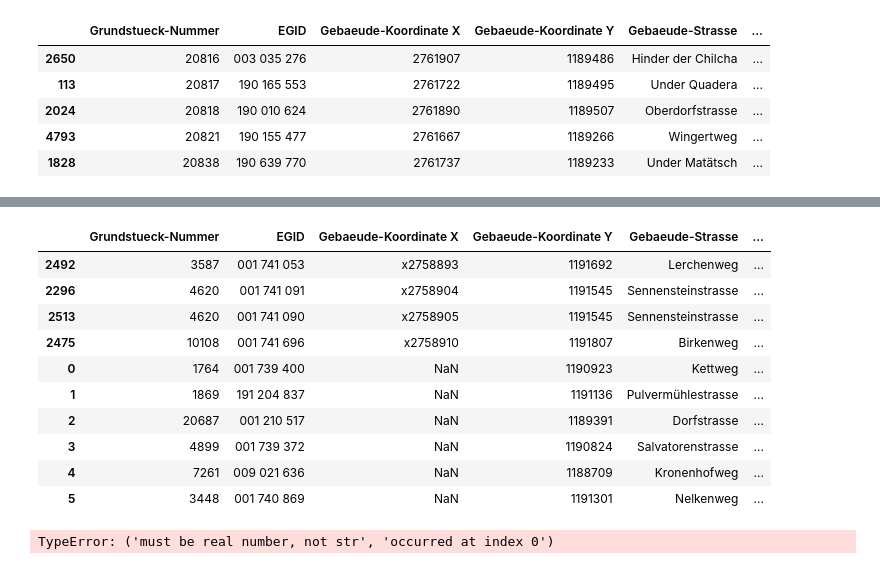
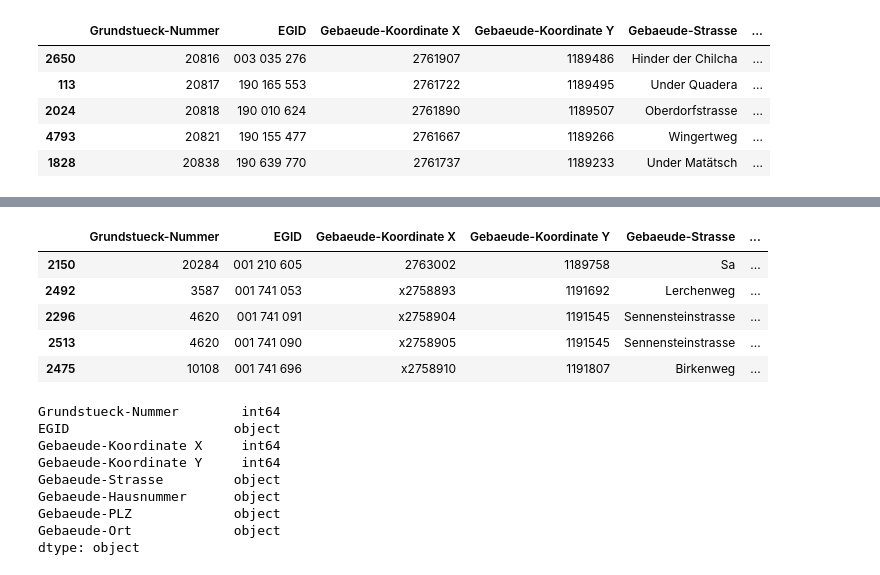
Before and after one commit to RetoFurter/MAZ-Abschlussarbeit, a Jupyter notebook: Liegenschaften Chur/003_EGID_und_Grundstückdaten_zusammen_in_DataFrame.ipynb, the cells around one changed output, grey strips where cells are left out. Cells and saved outputs as stored; diff of their text form; code cells hidden in the pictures.

```diff
--- a/Liegenschaften Chur/003_EGID_und_Grundstückdaten_zusammen_in_DataFrame.ipynb
+++ b/Liegenschaften Chur/003_EGID_und_Grundstückdaten_zusammen_in_DataFrame.ipynb
@@ -76,6 +87,7 @@ egid.pop('Gebaeude-Geschosse')
 # Zeilen mit NaN in Grundstueck-Nummer löschen
 egid = egid.dropna(axis=0, subset=['Grundstueck-Nummer'])
 
+egid = egid.fillna('')
 
 
 # Grundstueck-Nummer = in int ändern
@@ -83,12 +95,6 @@ egid = egid.dropna(axis=0, subset=['Grundstueck-Nummer'])
 egid['Grundstueck-Nummer'] = egid['Grundstueck-Nummer'].astype(int)
 egid['Gebaeude-PLZ'] = egid['Gebaeude-PLZ'].astype(int)
 egid['Gebaeude-PLZ'] = egid['Gebaeude-PLZ'].astype(str)
-
-
-
-
-# Reihenfolge der Spalten ändern
-#gis = gis[['Grundstueck-Nummer', 'Grundstueck-Typ', 'Grundstueck-Flaeche', 'Eigentumsart', 'Name', 'Vorname', 'Adresse', 'PLZ', 'Ort', 'Datum der Abfrage']]
 # %%
 # Sortieren nach Grundstück-Nummer
 egid.sort_values("Grundstueck-Nummer").tail(5)
@@ -123,27 +108,42 @@ egid.sort_values('Gebaeude-Koordinate X').tail(10)
 # %%
-egid.sort_values('Gebaeude-Koordinate X').head(10)
+egid.sort_values("Gebaeude-Koordinate X").tail(5)
 # %% [output]
 |  | Grundstueck-Nummer | EGID | Gebaeude-Koordinate X | Gebaeude-Koordinate Y | Gebaeude-Strasse | ... |
+| 2150 | 20284 | 001 210 605 | 2763002 | 1189758 | Sa | ... |
 | 2492 | 3587 | 001 741 053 | x2758893 | 1191692 | Lerchenweg | ... |
 | 2296 | 4620 | 001 741 091 | x2758904 | 1191545 | Sennensteinstrasse | ... |
 | 2513 | 4620 | 001 741 090 | x2758905 | 1191545 | Sennensteinstrasse | ... |
 | 2475 | 10108 | 001 741 696 | x2758910 | 1191807 | Birkenweg | ... |
-| 0 | 1764 | 001 739 400 | NaN | 1190923 | Kettweg | ... |
-| 1 | 1869 | 191 204 837 | NaN | 1191136 | Pulvermühlestrasse | ... |
-| 2 | 20687 | 001 210 517 | NaN | 1189391 | Dorfstrasse | ... |
-| 3 | 4899 | 001 739 372 | NaN | 1190824 | Salvatorenstrasse | ... |
-| 4 | 7261 | 009 021 636 | NaN | 1188709 | Kronenhofweg | ... |
-| 5 | 3448 | 001 740 869 | NaN | 1191301 | Nelkenweg | ... |
+# %%
+# fehlerhafte X-Koordinaten bereinigen: X-Werte, beginnend mit "x" (warum auch immer...)
+
+#egid.loc[XXXX, 'Gebaeude-Koordinate X'] = 2758893  (XXXX ist der Indexwert dieser Zeile)
+
+
+egid.loc[2492, 'Gebaeude-Koordinate X'] = '2758893'
+egid.loc[2296, 'Gebaeude-Koordinate X'] = '2758904'
+egid.loc[2513, 'Gebaeude-Koordinate X'] = '2758905'
+egid.loc[2475, 'Gebaeude-Koordinate X'] = '2758910'
+
+egid['Gebaeude-Koordinate X'] = egid['Gebaeude-Koordinate X'].astype(int)
+
+egid.dtypes
+# %% [output]
+Grundstueck-Nummer        int64
+EGID                     object
+Gebaeude-Koordinate X     int64
+Gebaeude-Koordinate Y     int64
+Gebaeude-Strasse         object
+Gebaeude-Hausnummer      object
+Gebaeude-PLZ             object
+Gebaeude-Ort             object
+dtype: object
 # %%
 # Geodataframe erstellen
 
-
-import geopandas as gpd
-from shapely.geometry import Point, LineString
+# Koordinaten respektive Punkte in neue Spalte
+egid['Koordinate'] = egid.apply(lambda row: Point(row['Gebaeude-Koordinate X'], row['Gebaeude-Koordinate Y']), axis=1)
 
 
-egid['Koordinate'] = egid.apply(lambda row: Point(row['Gebaeude-Koordinate X'], row['Gebaeude-Koordinate Y']), axis=1)
-
-egid = egid.GeoDataFrame(egid, geometry='Koordinate')
+# eigentliches GeoDataFrame
+egid = gpd.GeoDataFrame(egid, geometry='Koordinate')
-# %% [output]
-TypeError: ('must be real number, not str', 'occurred at index 0')
```
Also changed, not shown: parts of 8 cells of this notebook, 3 other files.
